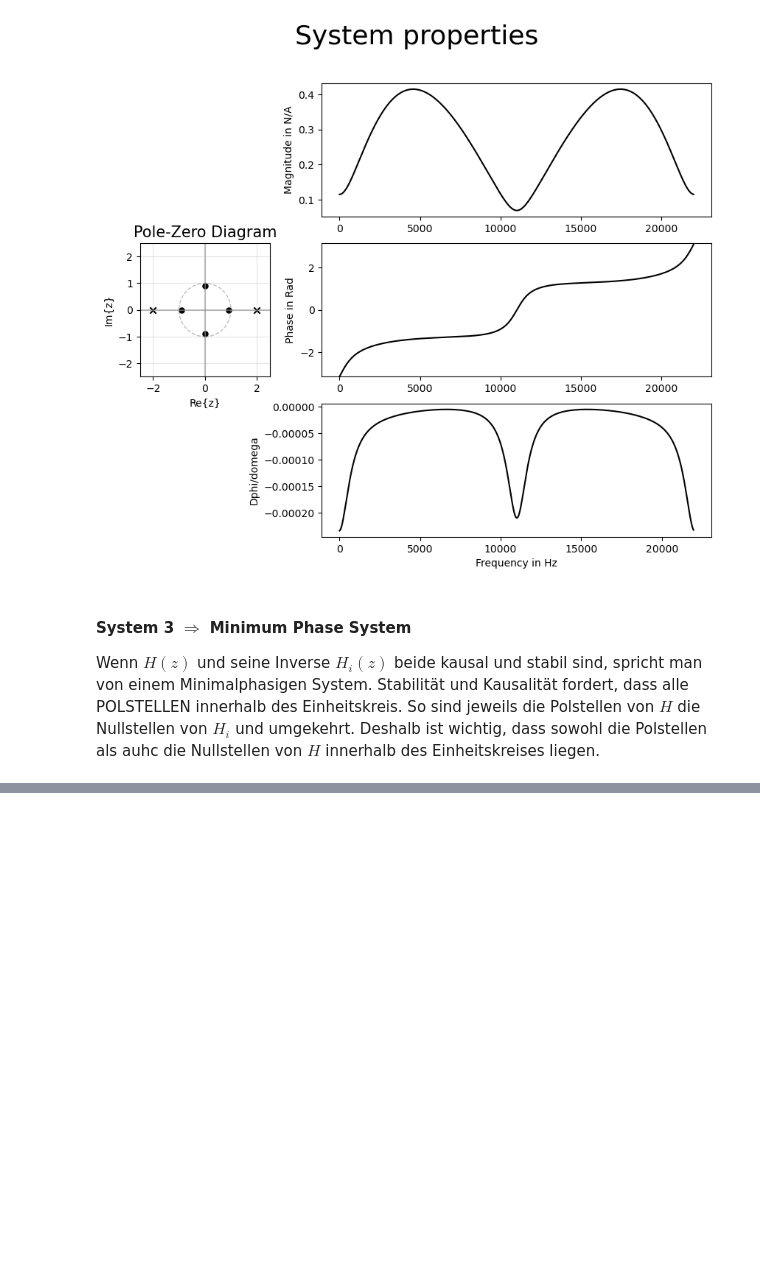
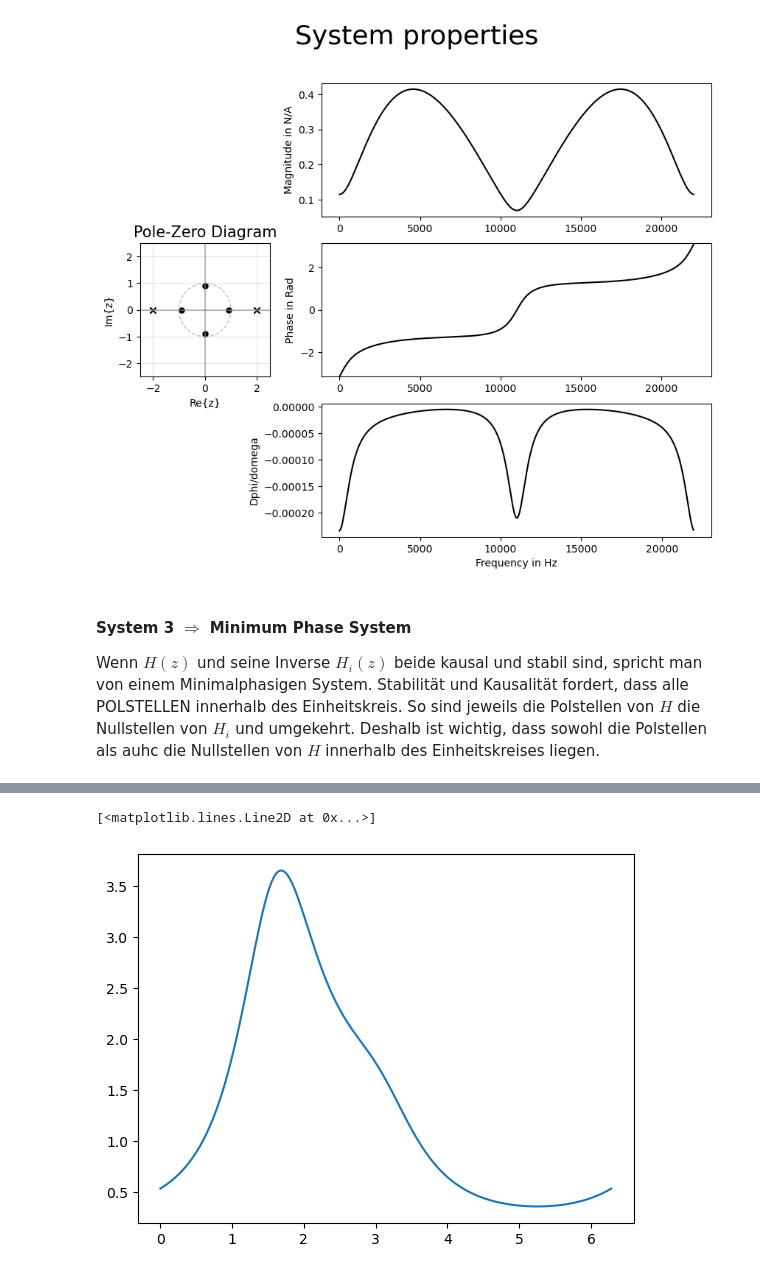
Before and after one commit to LeaS2/EDS, a Jupyter notebook: Hausaufgabe_2_Group_S.ipynb, the cells around one changed output, grey strips where cells are left out. Cells and saved outputs as stored; diff of their text form; code cells hidden in the pictures; blank space fills up the shorter version.

```diff
--- a/Hausaufgabe_2_Group_S.ipynb
+++ b/Hausaufgabe_2_Group_S.ipynb
@@ -303,0 +407,7 @@ Damit ist $H(z) \in \R$ und kann nach Partialbruchzerlegung in die Form $ H(z) =
+# %%
+rad = np.linspace(0,2*np.pi,200)
+func = 1/np.sqrt((1.25+np.cos(rad))*(1.25-np.sin(rad))**2)
+plt.plot(rad,func)
+# %% [output]
+[<matplotlib.lines.Line2D at 0x...>]
+[figure, added]
```
Also changed, not shown: parts of 20 cells of this notebook.
